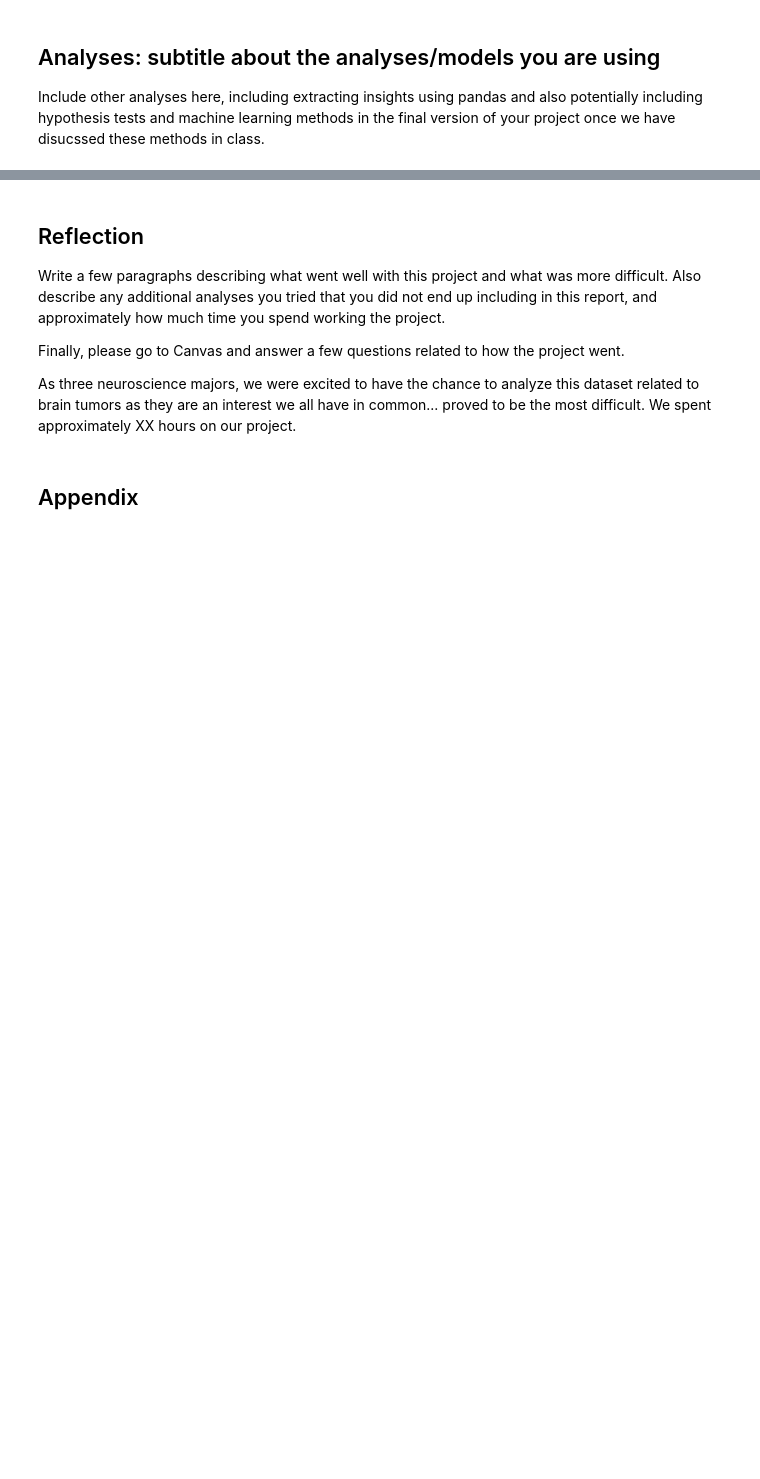
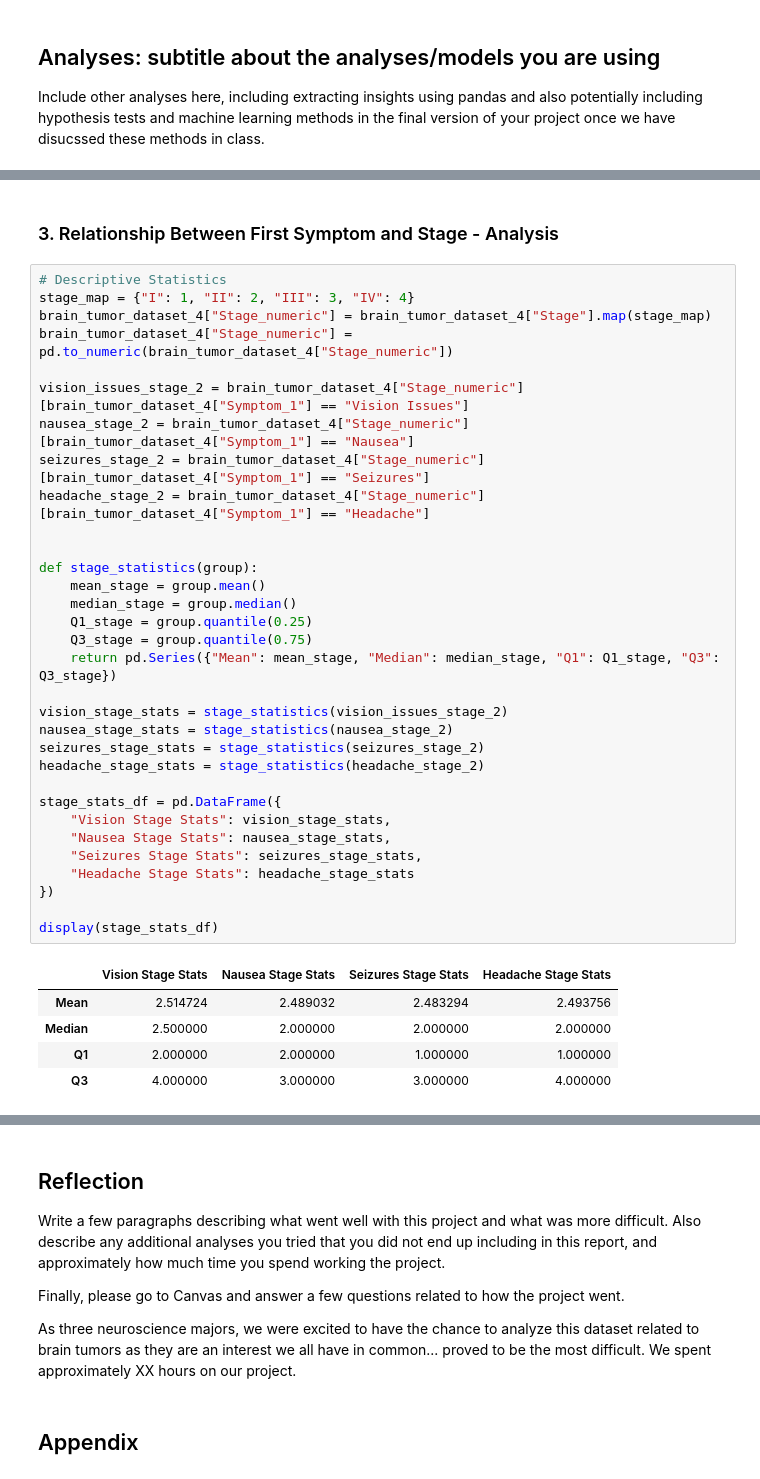
Before and after one commit to viviandoan1103/braintum, a Jupyter notebook: project_template_v8.ipynb, the cells around one changed output, grey strips where cells are left out. Saved outputs shown, nothing was run; the diff lists cells and outputs as text; blank space fills up the shorter version.

```diff
--- a/project_template_v8.ipynb
+++ b/project_template_v8.ipynb
@@ -196,0 +203,40 @@ In the boxplot analysis, all three boxplots comparing the different treatment mo
+# %% [markdown]
+### 3.  Relationship Between First Symptom and Stage - Analysis
+# %%
+# Descriptive Statistics
+stage_map = {"I": 1, "II": 2, "III": 3, "IV": 4}
+brain_tumor_dataset_4["Stage_numeric"] = brain_tumor_dataset_4["Stage"].map(stage_map)
+brain_tumor_dataset_4["Stage_numeric"] = pd.to_numeric(brain_tumor_dataset_4["Stage_numeric"])
+
+vision_issues_stage_2 = brain_tumor_dataset_4["Stage_numeric"][brain_tumor_dataset_4["Symptom_1"] == "Vision Issues"]
+nausea_stage_2 = brain_tumor_dataset_4["Stage_numeric"][brain_tumor_dataset_4["Symptom_1"] == "Nausea"]
+seizures_stage_2 = brain_tumor_dataset_4["Stage_numeric"][brain_tumor_dataset_4["Symptom_1"] == "Seizures"]
+headache_stage_2 = brain_tumor_dataset_4["Stage_numeric"][brain_tumor_dataset_4["Symptom_1"] == "Headache"]
+
+
+def stage_statistics(group):
+    mean_stage = group.mean()
+    median_stage = group.median()
+    Q1_stage = group.quantile(0.25)
+    Q3_stage = group.quantile(0.75)
+    return pd.Series({"Mean": mean_stage, "Median": median_stage, "Q1": Q1_stage, "Q3": Q3_stage})
+
+vision_stage_stats = stage_statistics(vision_issues_stage_2)
+nausea_stage_stats = stage_statistics(nausea_stage_2)
+seizures_stage_stats = stage_statistics(seizures_stage_2)
+headache_stage_stats = stage_statistics(headache_stage_2)
+
+stage_stats_df = pd.DataFrame({
+    "Vision Stage Stats": vision_stage_stats,
+    "Nausea Stage Stats": nausea_stage_stats,
+    "Seizures Stage Stats": seizures_stage_stats,
+    "Headache Stage Stats": headache_stage_stats
+})
+
+display(stage_stats_df)
+# %% [output]
+|  | Vision Stage Stats | Nausea Stage Stats | Seizures Stage Stats | Headache Stage Stats |
+| Mean | 2.514724 | 2.489032 | 2.483294 | 2.493756 |
+| Median | 2.500000 | 2.000000 | 2.000000 | 2.000000 |
+| Q1 | 2.000000 | 2.000000 | 1.000000 | 1.000000 |
+| Q3 | 4.000000 | 3.000000 | 3.000000 | 4.000000 |
```
Also changed, not shown: parts of 16 cells of this notebook.
